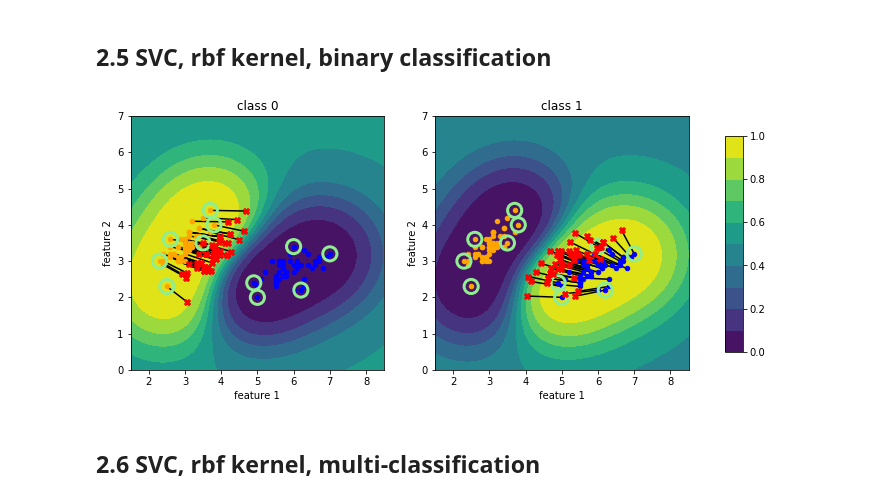
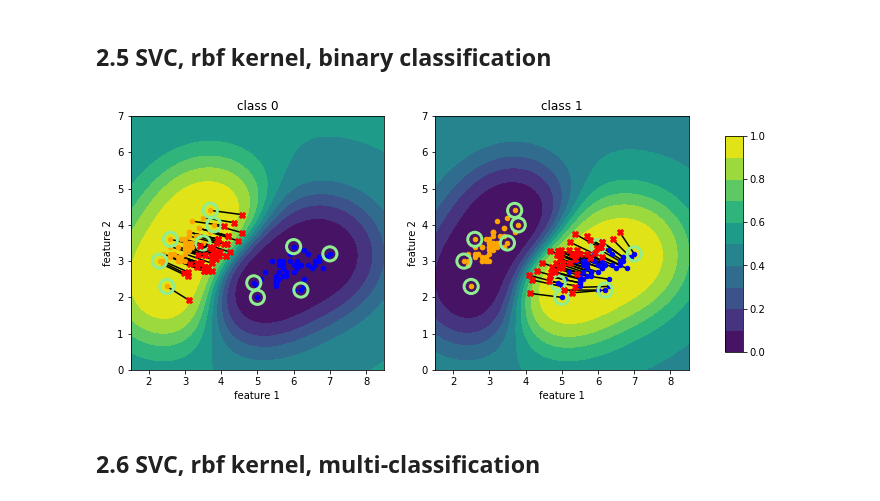
Before and after one commit to Trusted-AI/adversarial-robustness-toolbox, a Jupyter notebook: notebooks/scikitlearn_SVC_LinearSVC.ipynb, the cells around one changed output. Saved outputs shown, nothing was run; the diff lists cells and outputs as text; code cells hidden in the pictures.

```diff
--- a/notebooks/scikitlearn_SVC_LinearSVC.ipynb
+++ b/notebooks/scikitlearn_SVC_LinearSVC.ipynb
@@ -15,24 +18,21 @@ from art.utils import load_mnist
 # %%
-def get_adversarial_examples(x_train, kernel, model_type=None):
+def get_adversarial_examples(x_train, y_train, kernel, model_type=None):
 
+    # Create and fit LinearSVC or SVC
     if model_type == 'LinearSVC':
-        model = LinearSVC(penalty='l2', loss='squared_hinge', dual=True, tol=0.0001, C=1.0, multi_class='ovr',
-                          fit_intercept=True, intercept_scaling=1, class_weight=None, verbose=0,
-                          random_state=None, max_iter=1000)
+        model = LinearSVC()
     else:
         model = SVC(C=1.0, kernel=kernel, degree=3, gamma='auto', coef0=0.0, shrinking=True, probability=True,
-                      tol=0.001, cache_size=200, class_weight=None, verbose=False, max_iter=-1,
-                      decision_function_shape='ovr', random_state=None)
-
-    # Fit model
+                    tol=0.001, cache_size=200, class_weight=None, verbose=False, max_iter=-1,
+                    decision_function_shape='ovr', random_state=None)
     model.fit(X=x_train, y=y_train)
 
     # Create ART classfier for scikit-learn SVC
     art_classifier = ScikitlearnSVC(model=model, clip_values=(0, 10))
 
     # Create ART Projected Gradient Descent attack
-    pgd = ProjectedGradientDescent(classifier=art_classifier, norm=1, eps=1.0, eps_step=1, max_iter=1,
-                                   targeted=False, num_random_init=0, batch_size=200)
+    pgd = ProjectedGradientDescent(classifier=art_classifier, norm=1, eps=1.0, eps_step=0.1, max_iter=10,
+                                   targeted=False, num_random_init=0, batch_size=1)
 
     # Generate adversarial samples with ART Projected Gradient attack
     x_train_adv = pgd.generate(x_train)
@@ -58,16 +58,16 @@ def plot_results(model, x_train, y_train, x_train_adv, num_classes, model_type=N
     for i_class in range(num_classes):
 
         # Plot difference vectors
-        for i in range(y_train[y_train==i_class].shape[0]):
-            x_1_0 = x_train[y_train==i_class][i, 0]
-            x_1_1 = x_train[y_train==i_class][i, 1]
-            x_2_0 = x_train_adv[y_train==i_class][i, 0]
-            x_2_1 = x_train_adv[y_train==i_class][i, 1]
+        for i in range(y_train[y_train == i_class].shape[0]):
+            x_1_0 = x_train[y_train == i_class][i, 0]
+            x_1_1 = x_train[y_train == i_class][i, 1]
+            x_2_0 = x_train_adv[y_train == i_class][i, 0]
+            x_2_1 = x_train_adv[y_train == i_class][i, 1]
             axs[i_class].plot([x_1_0, x_2_0], [x_1_1, x_2_1], c='black', zorder=1)
 
         # Plot benign samples
         for i_class_2 in range(num_classes):
-            axs[i_class].scatter(x_train[y_train==i_class_2][:, 0], x_train[y_train==i_class_2][:, 1], s=20,
+            axs[i_class].scatter(x_train[y_train == i_class_2][:, 0], x_train[y_train == i_class_2][:, 1], s=20,
                                  zorder=2, c=colors[i_class_2])
         axs[i_class].set_aspect('equal', adjustable='box')
 
@@ -77,7 +77,7 @@ def plot_results(model, x_train, y_train, x_train_adv, num_classes, model_type=N
                 axs[i_class].scatter(sv[0], sv[1], s=200, linewidth=3, facecolors='none', edgecolors='lightgreen',
                                      zorder=2)
 
-        # Show SVC predicted probability as contour plot
+        # Show predicted probability as contour plot
         h = .01
         x_min, x_max = 1.5, 8.5
         y_min, y_max = 0, 7
@@ -87,17 +87,18 @@ def plot_results(model, x_train, y_train, x_train_adv, num_classes, model_type=N
         if model_type is None and model.probability:
             Z_proba = model.predict_proba(np.c_[xx.ravel(), yy.ravel()])
             Z_proba = Z_proba[:, i_class].reshape(xx.shape)
-            im = axs[i_class].contourf(xx, yy, Z_proba, levels=[0.0, 0.1, 0.2, 0.3, 0.4, 0.5, 0.6, 0.7, 0.8, 0.9, 1.0], vmin=0, vmax=1)
+            im = axs[i_class].contourf(xx, yy, Z_proba, levels=[0.0, 0.1, 0.2, 0.3, 0.4, 0.5, 0.6, 0.7, 0.8, 0.9, 1.0],
+                                       vmin=0, vmax=1)
             if i_class == num_classes - 1:
                 cax = fig.add_axes([0.95, 0.2, 0.025, 0.6])
-                plt.colorbar(im, ax=axs[i_class],cax=cax)
+                plt.colorbar(im, ax=axs[i_class], cax=cax)
         else:
             Z = model.predict(np.c_[xx.ravel(), yy.ravel()])
             Z = Z.reshape(xx.shape)
             axs[i_class].contour(xx, yy, Z, cmap=plt.cm.Paired)
 
         # Plot adversarial samples
-        axs[i_class].scatter(x_train_adv[y_train==i_class][:, 0], x_train_adv[y_train==i_class][:, 1], zorder=2,
+        axs[i_class].scatter(x_train_adv[y_train == i_class][:, 0], x_train_adv[y_train == i_class][:, 1], zorder=2,
                              c='red', marker='X')
         axs[i_class].set_xlim((x_min, x_max))
         axs[i_class].set_ylim((y_min, y_max))
@@ -156,10 +157,10 @@ plot_results(model, x_train, y_train, x_train_adv, num_classes)
 # %%
 num_classes = 2
 x_train, y_train = get_data(num_classes)
-x_train_adv, model = get_adversarial_examples(x_train, kernel='rbf')
+x_train_adv, model = get_adversarial_examples(x_train, y_train, kernel='rbf')
 plot_results(model, x_train, y_train, x_train_adv, num_classes)
 # %% [output]
-[figure, old version]
+[figure, new version]
 # %% [markdown]
 ## 2.6 SVC, rbf kernel, multi-classification
 # %%
```
Also changed, not shown: parts of 21 cells of this notebook, 1 other file.
